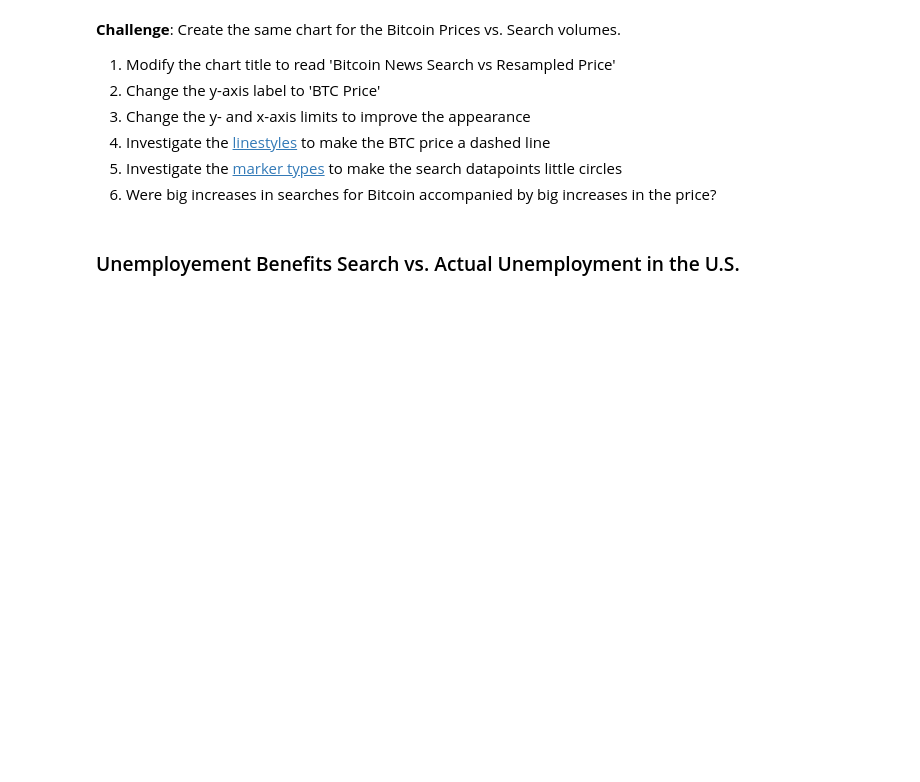
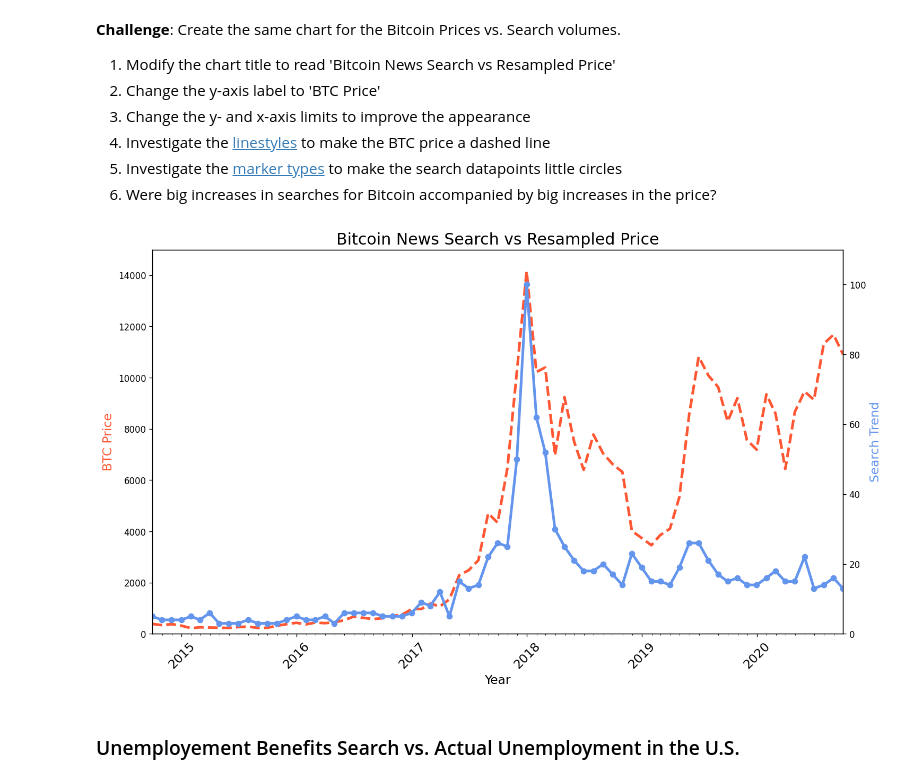
Before and after one commit to sojourn99/google-trends, a Jupyter notebook: Google_Trends_and_Data_Visualisation_(start).ipynb, the cells around one changed output. Cells and saved outputs as stored; diff of their text form; code cells hidden in the pictures; blank space fills up the shorter version.

Commit message:
data visualisation - Bitcoin: line style and markers

```diff
--- a/Google_Trends_and_Data_Visualisation_(start).ipynb
+++ b/Google_Trends_and_Data_Visualisation_(start).ipynb
@@ -369,6 +369,30 @@ How to add tick formatting for dates on the x-axis.
 4. Investigate the [linestyles](https://matplotlib.org/3.2.1/api/_as_gen/matplotlib.pyplot.plot.html ) to make the BTC price a dashed line <br>
 5. Investigate the [marker types](https://matplotlib.org/3.2.1/api/markers_api.html) to make the search datapoints little circles <br>
 6. Were big increases in searches for Bitcoin accompanied by big increases in the price?
+# %%
+plt.figure(figsize=(14,8), dpi=120)
+plt.xticks(fontsize=14, rotation=45)
+plt.title('Bitcoin News Search vs Resampled Price', fontsize=18)
+
+ax1 = plt.gca() # get current axes
+ax2 = ax1.twinx() # create another axis that shares the same x-axis
+
+# Add styling
+ax1.plot(df_btc_monthly.index, df_btc_monthly.CLOSE, color='#FF5733', linewidth=3, linestyle='dashed') # can use a HEX code
+ax2.plot(df_btc_monthly.index, df_btc_search.BTC_NEWS_SEARCH, color='cornflowerblue', linewidth=3, marker="o") # or a named colour
+ax1.set_xlabel('Year', fontsize=14)
+ax1.set_ylabel('BTC Price', color='#FF5733', fontsize=14)
+ax2.set_ylabel('Search Trend', color='cornflowerblue', fontsize=14)
+ax1.set_xlim([df_btc_monthly.index.min(), df_btc_monthly.index.max()])
+ax1.set_ylim(0, 15000)
+ax2.set_ylim(0, 110)
+# format the ticks
+ax1.xaxis.set_major_locator(years)
+ax1.xaxis.set_major_formatter(years_fmt)
+ax1.xaxis.set_minor_locator(months)
+plt.show()
+# %% [output]
+[figure, added]
 # %% [markdown]
 ### Unemployement Benefits Search vs. Actual Unemployment in the U.S.
 # %% [markdown]
```
